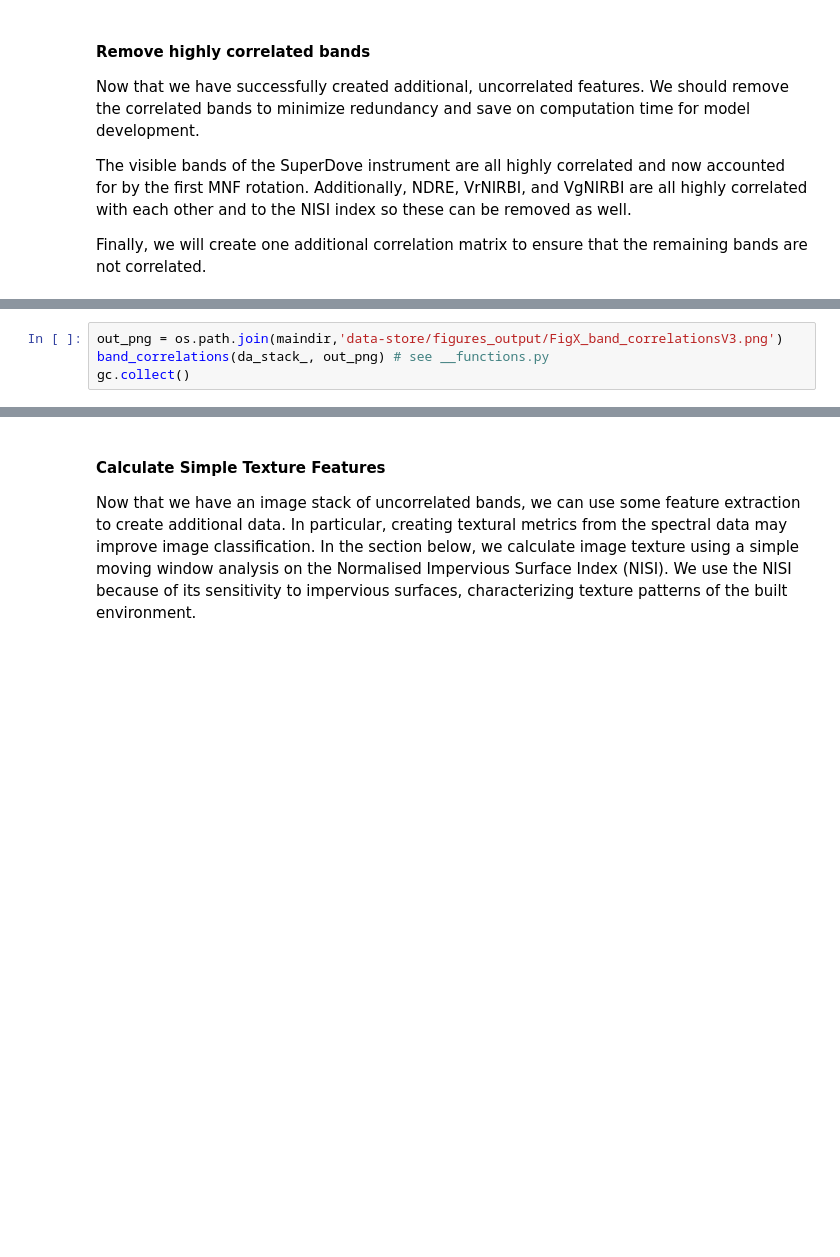
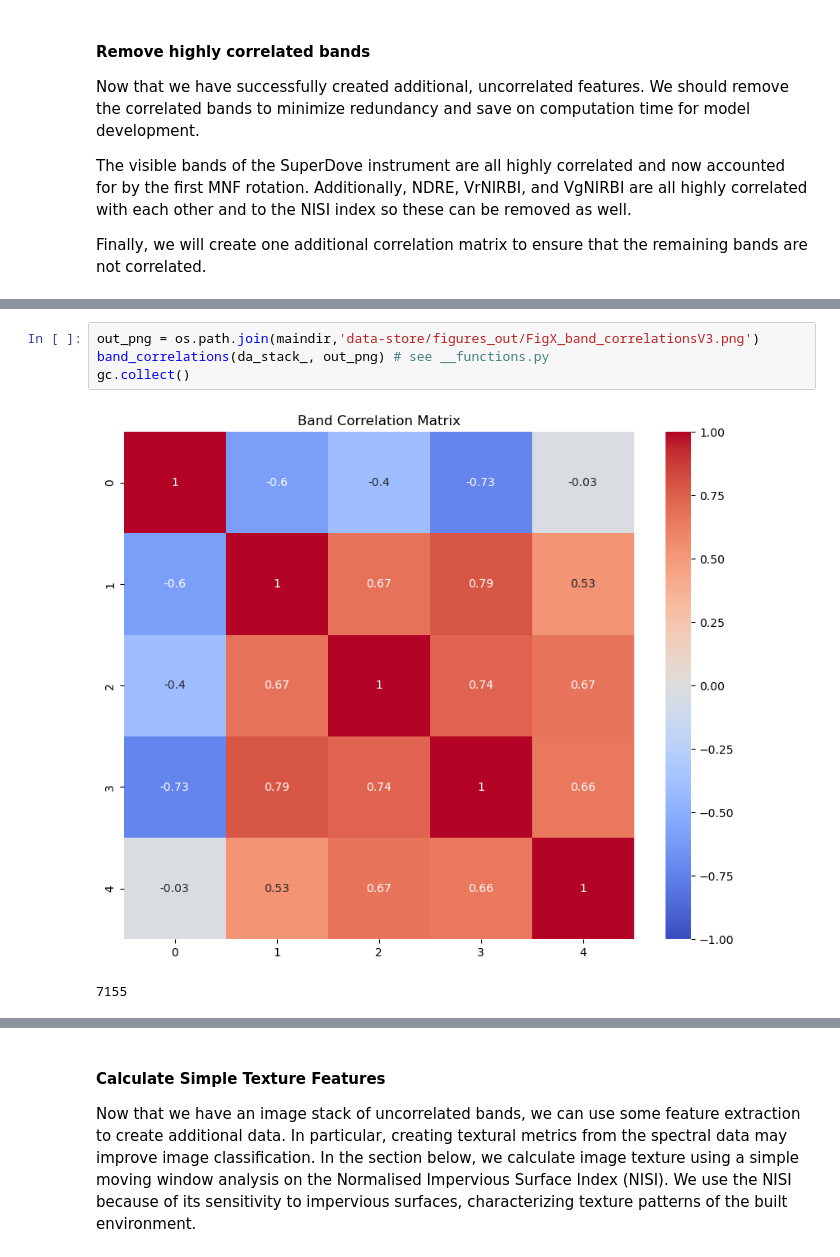
Before and after one commit to maxwellCcook/rooftop-mapping, a Jupyter notebook: code/00psscene-prep-DC.ipynb, the cells around one changed output, grey strips where cells are left out. Cells and saved outputs as stored; diff of their text form; blank space fills up the shorter version.

```diff
--- a/code/00psscene-prep-DC.ipynb
+++ b/code/00psscene-prep-DC.ipynb
@@ -269,7 +381,10 @@ print(da_stack_.shape)
 # %%
-out_png = os.path.join(maindir,'data-store/figures_output/FigX_band_correlationsV3.png')
+out_png = os.path.join(maindir,'data-store/figures_out/FigX_band_correlationsV3.png')
 band_correlations(da_stack_, out_png) # see __functions.py
 gc.collect()
+# %% [output]
+[figure, added]
+7155
 # %%
 del da_stack
 gc.collect()
```
Also changed, not shown: parts of 40 cells of this notebook, 1 other file.
